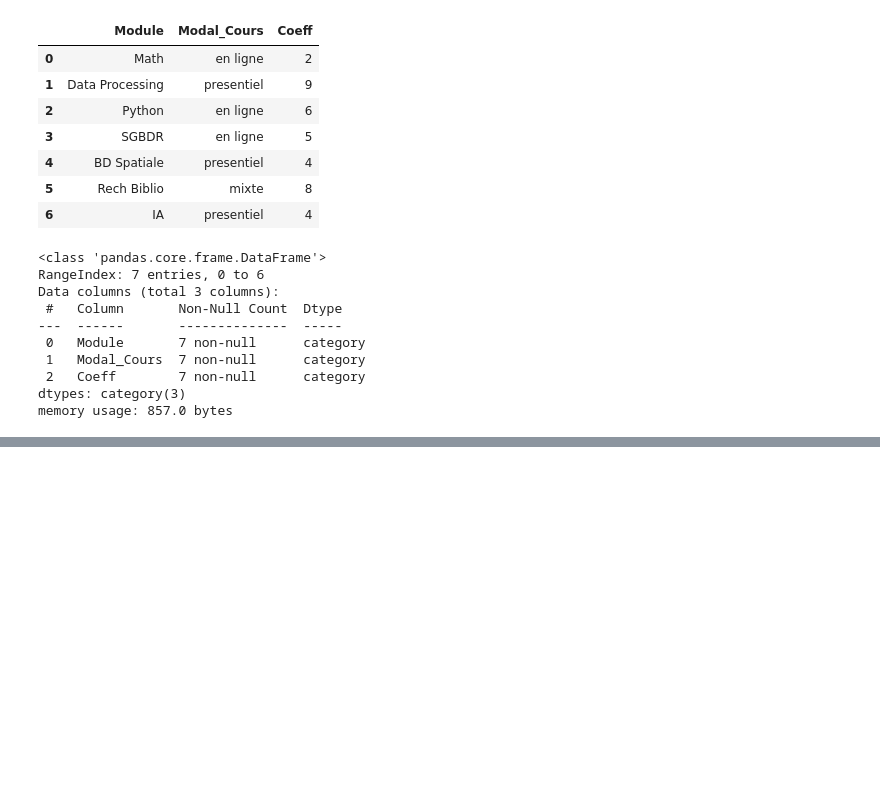
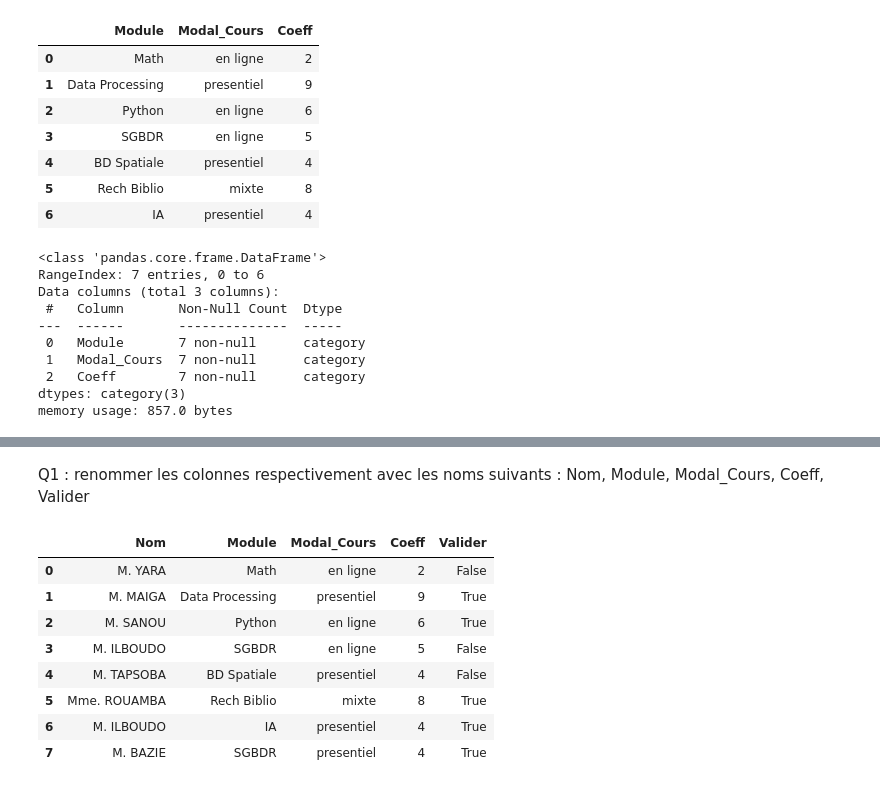
Before and after one commit to MimboureYara/Cours-data-processing-FDIA, a Jupyter notebook: Excercices de groupes.ipynb, the cells around one changed output, grey strips where cells are left out. Drawn from its saved outputs; the diff is of its cells as text; code cells hidden in the pictures; blank space fills up the shorter version.

```diff
--- a/Excercices de groupes.ipynb
+++ b/Excercices de groupes.ipynb
@@ -154,0 +341,15 @@ memory usage: 857.0 bytes
+# %% [markdown]
+Q1 : renommer les colonnes respectivement avec les noms suivants : Nom, Module, Modal_Cours, Coeff, Valider
+# %%
+df.columns = ['Nom','Module', 'Modal_Cours', 'Coeff', 'Valider']
+df
+# %% [output]
+|  | Nom | Module | Modal_Cours | Coeff | Valider |
+| 0 | M. YARA | Math | en ligne | 2 | False |
+| 1 | M. MAIGA | Data Processing | presentiel | 9 | True |
+| 2 | M. SANOU | Python | en ligne | 6 | True |
+| 3 | M. ILBOUDO | SGBDR | en ligne | 5 | False |
+| 4 | M. TAPSOBA | BD Spatiale | presentiel | 4 | False |
+| 5 | Mme. ROUAMBA | Rech Biblio | mixte | 8 | True |
+| 6 | M. ILBOUDO | IA | presentiel | 4 | True |
+| 7 | M. BAZIE | SGBDR | presentiel | 4 | True |
```
Also changed, not shown: parts of 39 cells of this notebook.
